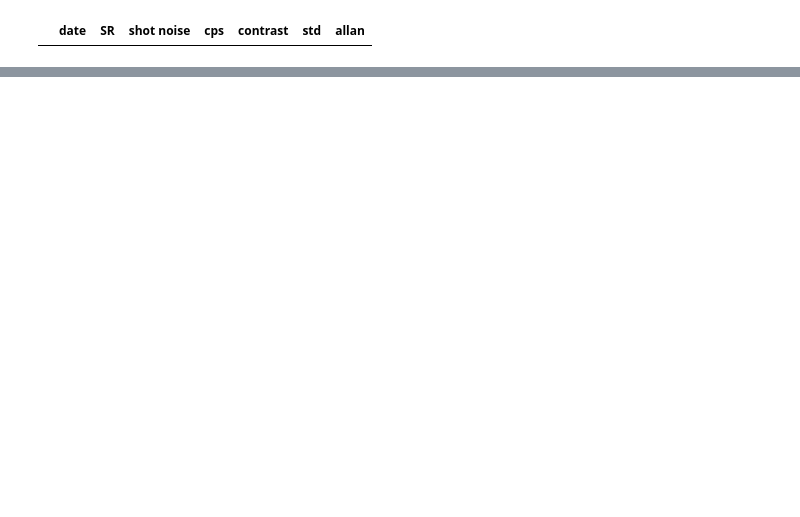
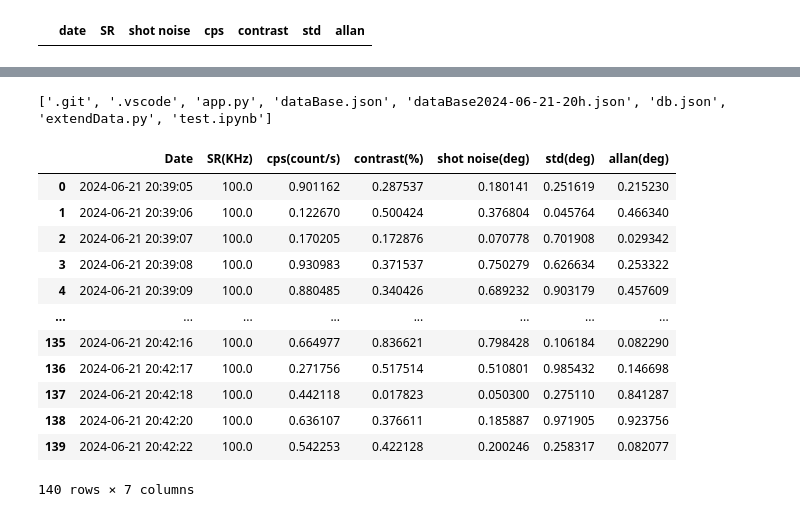
Before and after one commit to winplay/Real-time-data-visualization-and-DAQ-simple-demo, a Jupyter notebook: test.ipynb, the cells around one changed output, grey strips where cells are left out. Drawn from its saved outputs; the diff is of its cells as text; code cells hidden in the pictures; blank space fills up the shorter version.

```diff
--- a/test.ipynb
+++ b/test.ipynb
@@ -66,0 +114,19 @@ datetime.datetime.now().strftime('%Y-%m-%d %H:%M:%S')
+# %%
+import os
+print(os.listdir())
+pd.DataFrame(TinyDB('dataBase2024-06-21-20h.json'))
+# %% [output]
+['.git', '.vscode', 'app.py', 'dataBase.json', 'dataBase2024-06-21-20h.json', 'db.json', 'extendData.py', 'test.ipynb']
+|  | Date | SR(KHz) | cps(count/s) | contrast(%) | shot noise(deg) | std(deg) | allan(deg) |
+| 0 | 2024-06-21 20:39:05 | 100.0 | 0.901162 | 0.287537 | 0.180141 | 0.251619 | 0.215230 |
+| 1 | 2024-06-21 20:39:06 | 100.0 | 0.122670 | 0.500424 | 0.376804 | 0.045764 | 0.466340 |
+| 2 | 2024-06-21 20:39:07 | 100.0 | 0.170205 | 0.172876 | 0.070778 | 0.701908 | 0.029342 |
+| 3 | 2024-06-21 20:39:08 | 100.0 | 0.930983 | 0.371537 | 0.750279 | 0.626634 | 0.253322 |
+| 4 | 2024-06-21 20:39:09 | 100.0 | 0.880485 | 0.340426 | 0.689232 | 0.903179 | 0.457609 |
+| ... | ... | ... | ... | ... | ... | ... | ... |
+| 135 | 2024-06-21 20:42:16 | 100.0 | 0.664977 | 0.836621 | 0.798428 | 0.106184 | 0.082290 |
+| 136 | 2024-06-21 20:42:17 | 100.0 | 0.271756 | 0.517514 | 0.510801 | 0.985432 | 0.146698 |
+| 137 | 2024-06-21 20:42:18 | 100.0 | 0.442118 | 0.017823 | 0.050300 | 0.275110 | 0.841287 |
+| 138 | 2024-06-21 20:42:20 | 100.0 | 0.636107 | 0.376611 | 0.185887 | 0.971905 | 0.923756 |
+| 139 | 2024-06-21 20:42:22 | 100.0 | 0.542253 | 0.422128 | 0.200246 | 0.258317 | 0.082077 |
+140 rows × 7 columns
```
Also changed, not shown: parts of 8 cells of this notebook, 2 other files.
